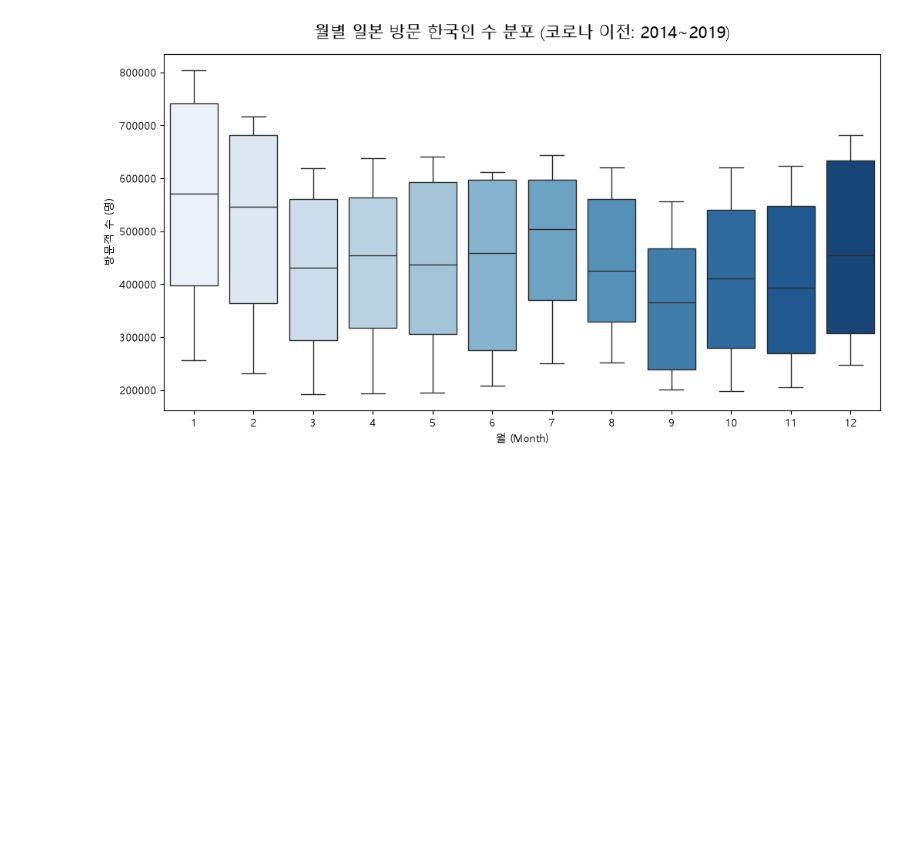
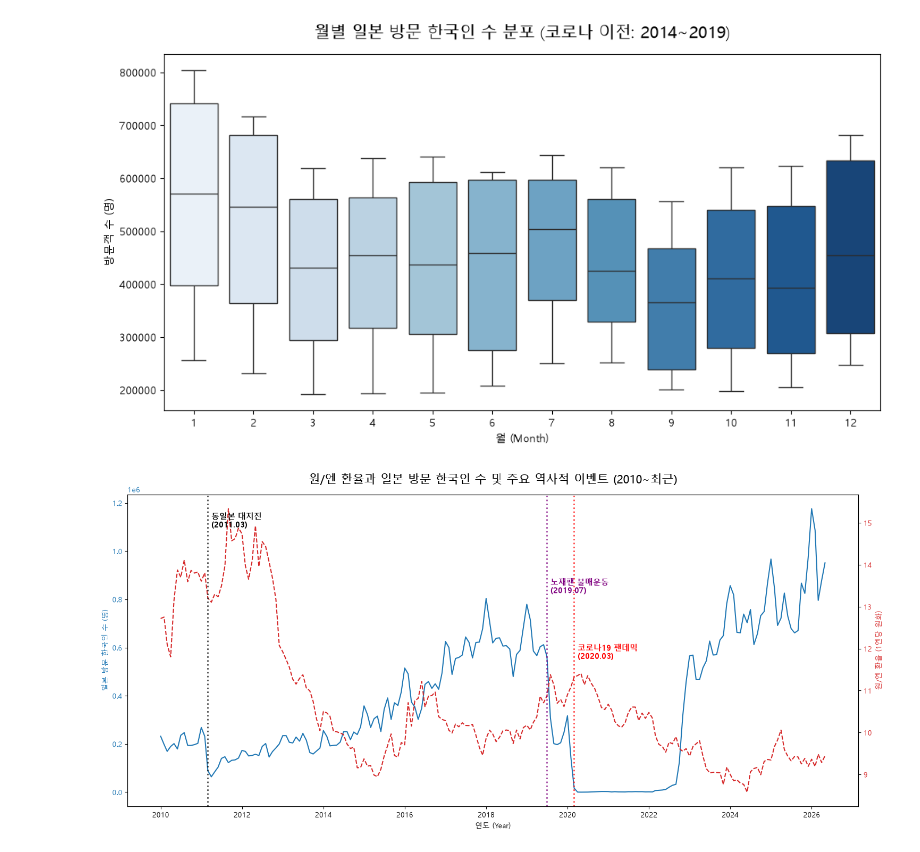
Before and after one commit to mustiolla/japan-travel-analysis, a Jupyter notebook: analysis.ipynb, the cells around one changed output. Drawn from its saved outputs; the diff is of its cells as text; code cells hidden in the pictures; blank space fills up the shorter version.

```diff
--- a/analysis.ipynb
+++ b/analysis.ipynb
@@ -323,3 +323,55 @@ Passing `palette` without assigning `hue` is deprecated and will be removed in v
 
   sns.boxplot(x='Month', y='Visitors', data=df_pre_covid, palette='Blues')
 [figure]
+# %%
+import pandas as pd
+import matplotlib.pyplot as plt
+
+# 1. 필수: 날짜순으로 데이터 오름차순 정렬 (지그재그 선 방지 핵심!)
+df_clean = df_clean.sort_values('Date').reset_index(drop=True)
+
+# 2. 그래프 도화지 준비
+plt.rc('font', family='Malgun Gothic')
+plt.rcParams['axes.unicode_minus'] = False
+fig, ax1 = plt.subplots(figsize=(15, 7))
+
+# 파란 실선: 방문객 수
+color1 = 'tab:blue'
+ax1.set_xlabel('연도 (Year)')
+ax1.set_ylabel('일본 방문 한국인 수 (명)', color=color1)
+ax1.plot(df_clean['Date'], df_clean['Visitors'], color=color1, label='방문객 수')
+ax1.tick_params(axis='y', labelcolor=color1)
+
+# 빨간 점선: 환율
+ax2 = ax1.twinx()
+color2 = 'tab:red'
+ax2.set_ylabel('원/엔 환율 (1엔당 원화)', color=color2)
+ax2.plot(df_clean['Date'], df_clean['Exchange_Rate'], color=color2, linestyle='--', label='환율')
+ax2.tick_params(axis='y', labelcolor=color2)
+
+# -----------------------------------------------------------
+# 3. 주요 역사적 이벤트 3가지 표시 (수직선 및 텍스트)
+# -----------------------------------------------------------
+# ① 동일본 대지진 (2011년 3월)
+plt.axvline(pd.to_datetime('2011-03-01'), color='black', linestyle=':', linewidth=2, alpha=0.7)
+plt.text(pd.to_datetime('2011-04-01'), ax2.get_ylim()[1]*0.95, '동일본 대지진\n(2011.03)', fontsize=11, fontweight='bold', color='black')
+
+# ② 노재팬 불매운동 (2019년 7월 시작)
+plt.axvline(pd.to_datetime('2019-07-01'), color='purple', linestyle=':', linewidth=2, alpha=0.7)
+# 글자가 겹치지 않게 높이를 조금 낮춰서 출력 (*0.85)
+plt.text(pd.to_datetime('2019-08-01'), ax2.get_ylim()[1]*0.85, '노재팬 불매운동\n(2019.07)', fontsize=11, fontweight='bold', color='purple')
+
+# ③ 코로나19 팬데믹 (2020년 3월 본격화)
+plt.axvline(pd.to_datetime('2020-03-01'), color='red', linestyle=':', linewidth=2, alpha=0.7)
+# 글자가 겹치지 않게 높이를 더 낮춰서 출력 (*0.75)
+plt.text(pd.to_datetime('2020-04-01'), ax2.get_ylim()[1]*0.75, '코로나19 팬데믹\n(2020.03)', fontsize=11, fontweight='bold', color='red')
+
+# -----------------------------------------------------------
+plt.title('원/엔 환율과 일본 방문 한국인 수 및 주요 역사적 이벤트 (2010~최근)', fontsize=16, pad=15)
+fig.tight_layout()
+
+# 이미지 폴더에 새로운 이름으로 저장
+plt.savefig('images/05_trend_with_events.png')
+plt.show()
+# %% [output]
+[figure, added]
```
Also changed, not shown: parts of 2 cells of this notebook, 6 other files.
